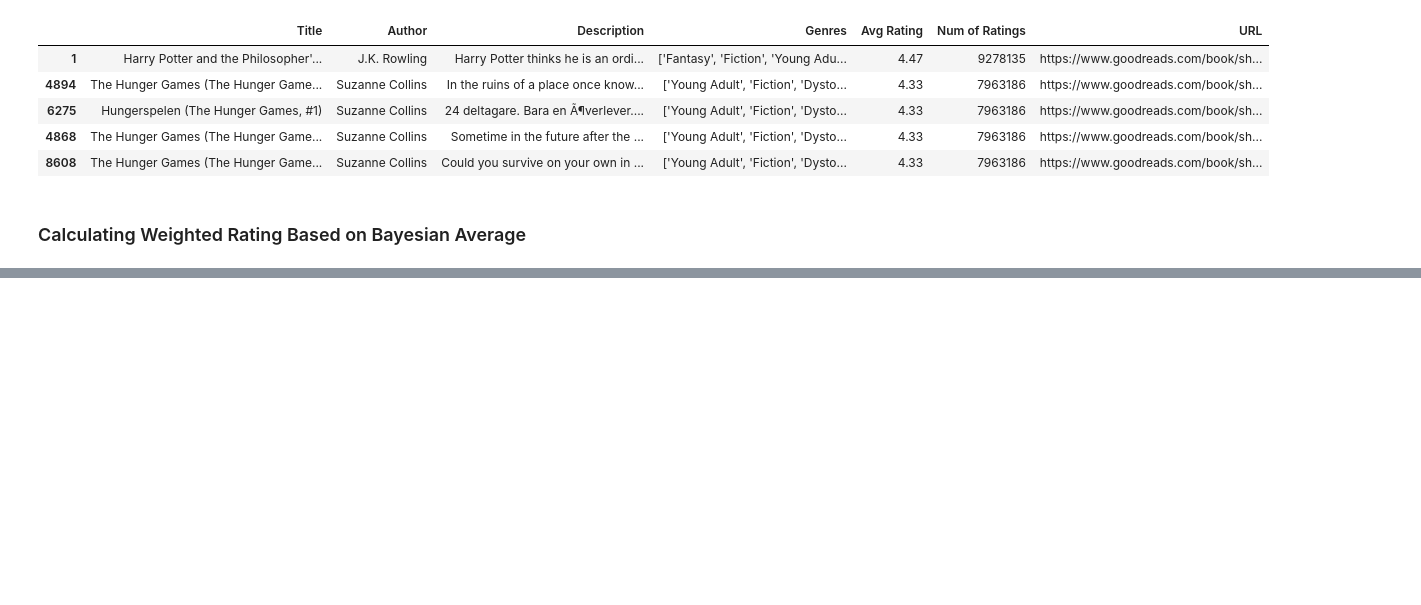
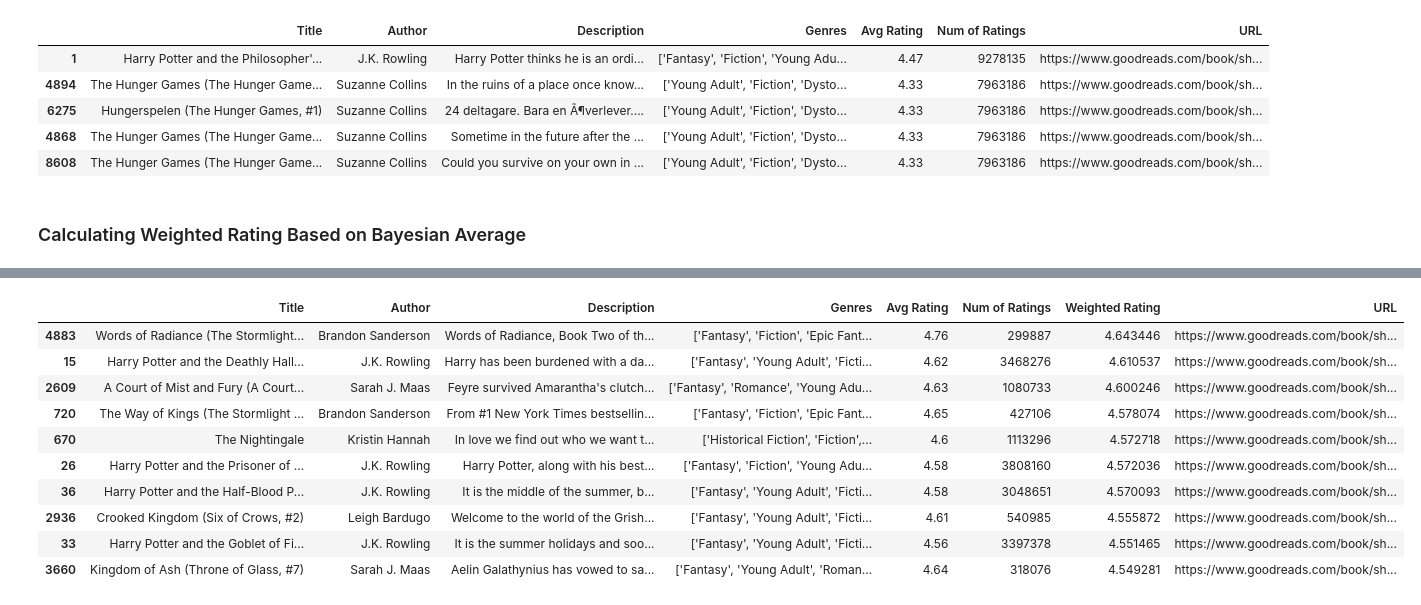
Before and after one commit to lleo022/ReadIt, a Jupyter notebook: datatest.ipynb, the cells around one changed output, grey strips where cells are left out. Cells and saved outputs as stored; diff of their text form; code cells hidden in the pictures; blank space fills up the shorter version.

Commit message:
improved weighted rating column

```diff
--- a/datatest.ipynb
+++ b/datatest.ipynb
@@ -95,6 +95,8 @@ df.sort_values(by="Num of Ratings" , ascending=False).head(5)
 # clean the data
 df['Avg Rating'] = df['Avg Rating'].fillna(0.0)
 df['Num of Ratings'] = df['Num of Ratings'].fillna(0).astype(int)
+# %%
+df.insert(df.columns.get_loc("Num of Ratings") + 1, "Weighted Rating", [0.0]*len(df))
 # %%
 # Compute C (overall weighted average rating)
 C = (df['Avg Rating'] * df['Num of Ratings']).sum() / df['Num of Ratings'].sum()
@@ -117,3 +119,22 @@ df.sort_values(by="Weighted Rating" , ascending=False).head(10)
 | 7080 | The Nightingale | Kristin Hannah | Alternate cover edition of ISBN 9... | ['Historical Fiction', 'Fiction',... | 4.6 | 1113313 | 4.572718 | https://www.goodreads.com/book/sh... |
 | 670 | The Nightingale | Kristin Hannah | In love we find out who we want t... | ['Historical Fiction', 'Fiction',... | 4.6 | 1113296 | 4.572718 | https://www.goodreads.com/book/sh... |
 | 26 | Harry Potter and the Prisoner of ... | J.K. Rowling | Harry Potter, along with his best... | ['Fantasy', 'Fiction', 'Young Adu... | 4.58 | 3808160 | 4.572036 | https://www.goodreads.com/book/sh... |
+# %%
+# Sort so best entries come first: highest num ratings, then lowest index
+df = df.sort_values(by=['Num of Ratings'], ascending=False).sort_index(kind='stable')
+# Drop duplicates, keeping the first (best) one
+df = df.drop_duplicates(subset=['Title', 'Author'], keep='first')
+# %%
+df.sort_values(by="Weighted Rating" , ascending=False).head(10)
+# %% [output]
+|  | Title | Author | Description | Genres | Avg Rating | Num of Ratings | Weighted Rating | URL |
+| 4883 | Words of Radiance (The Stormlight... | Brandon Sanderson | Words of Radiance, Book Two of th... | ['Fantasy', 'Fiction', 'Epic Fant... | 4.76 | 299887 | 4.643446 | https://www.goodreads.com/book/sh... |
+| 15 | Harry Potter and the Deathly Hall... | J.K. Rowling | Harry has been burdened with a da... | ['Fantasy', 'Young Adult', 'Ficti... | 4.62 | 3468276 | 4.610537 | https://www.goodreads.com/book/sh... |
+| 2609 | A Court of Mist and Fury (A Court... | Sarah J. Maas | Feyre survived Amarantha's clutch... | ['Fantasy', 'Romance', 'Young Adu... | 4.63 | 1080733 | 4.600246 | https://www.goodreads.com/book/sh... |
+| 720 | The Way of Kings (The Stormlight ... | Brandon Sanderson | From #1 New York Times bestsellin... | ['Fantasy', 'Fiction', 'Epic Fant... | 4.65 | 427106 | 4.578074 | https://www.goodreads.com/book/sh... |
+| 670 | The Nightingale | Kristin Hannah | In love we find out who we want t... | ['Historical Fiction', 'Fiction',... | 4.6 | 1113296 | 4.572718 | https://www.goodreads.com/book/sh... |
+| 26 | Harry Potter and the Prisoner of ... | J.K. Rowling | Harry Potter, along with his best... | ['Fantasy', 'Fiction', 'Young Adu... | 4.58 | 3808160 | 4.572036 | https://www.goodreads.com/book/sh... |
+| 36 | Harry Potter and the Half-Blood P... | J.K. Rowling | It is the middle of the summer, b... | ['Fantasy', 'Young Adult', 'Ficti... | 4.58 | 3048651 | 4.570093 | https://www.goodreads.com/book/sh... |
+| 2936 | Crooked Kingdom (Six of Crows, #2) | Leigh Bardugo | Welcome to the world of the Grish... | ['Fantasy', 'Young Adult', 'Ficti... | 4.61 | 540985 | 4.555872 | https://www.goodreads.com/book/sh... |
+| 33 | Harry Potter and the Goblet of Fi... | J.K. Rowling | It is the summer holidays and soo... | ['Fantasy', 'Young Adult', 'Ficti... | 4.56 | 3397378 | 4.551465 | https://www.goodreads.com/book/sh... |
+| 3660 | Kingdom of Ash (Throne of Glass, #7) | Sarah J. Maas | Aelin Galathynius has vowed to sa... | ['Fantasy', 'Young Adult', 'Roman... | 4.64 | 318076 | 4.549281 | https://www.goodreads.com/book/sh... |
```
Also changed, not shown: parts of 2 cells of this notebook, 1 other file.
